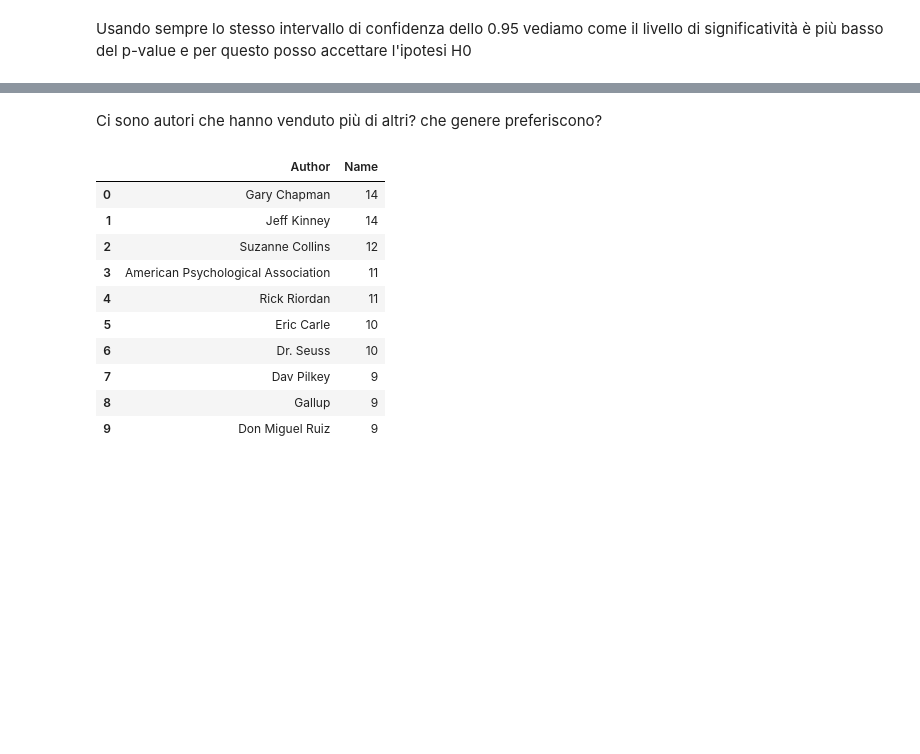
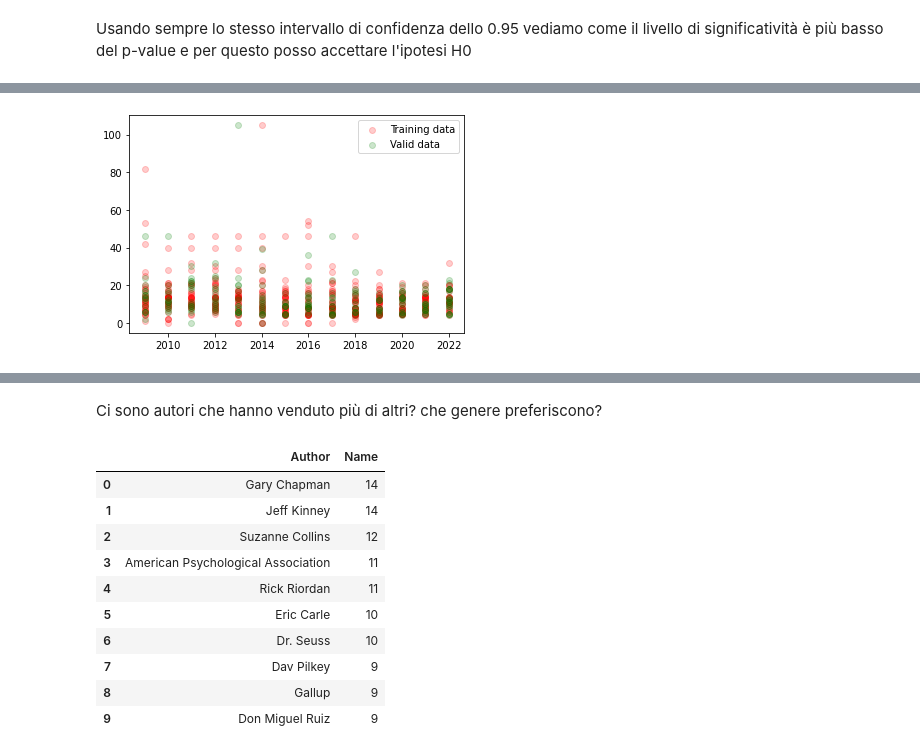
Before and after one commit to Nenne2000/BestSellerAmazon_Notebook, a Jupyter notebook: Notebook.ipynb, the cells around one changed output, grey strips where cells are left out. Drawn from its saved outputs; the diff is of its cells as text; code cells hidden in the pictures; blank space fills up the shorter version.

```diff
--- a/Notebook.ipynb
+++ b/Notebook.ipynb
@@ -405,0 +427,9 @@ Dallo studio della correlazione vediamo inoltre come il prezzo non incide su il
+# %%
+X_train, X_valid, y_train, y_valid = train_test_split(book.Year, book.Price, test_size=0.3)
+# %%
+plt.scatter(X_train,y_train, label='Training data', color = 'r', alpha=0.2)
+plt.scatter(X_valid,y_valid, label='Valid data', color = 'g', alpha=0.2)
+plt.legend()
+plt.show()
+# %% [output]
+[figure, added]
```
Also changed, not shown: parts of 20 cells of this notebook.
